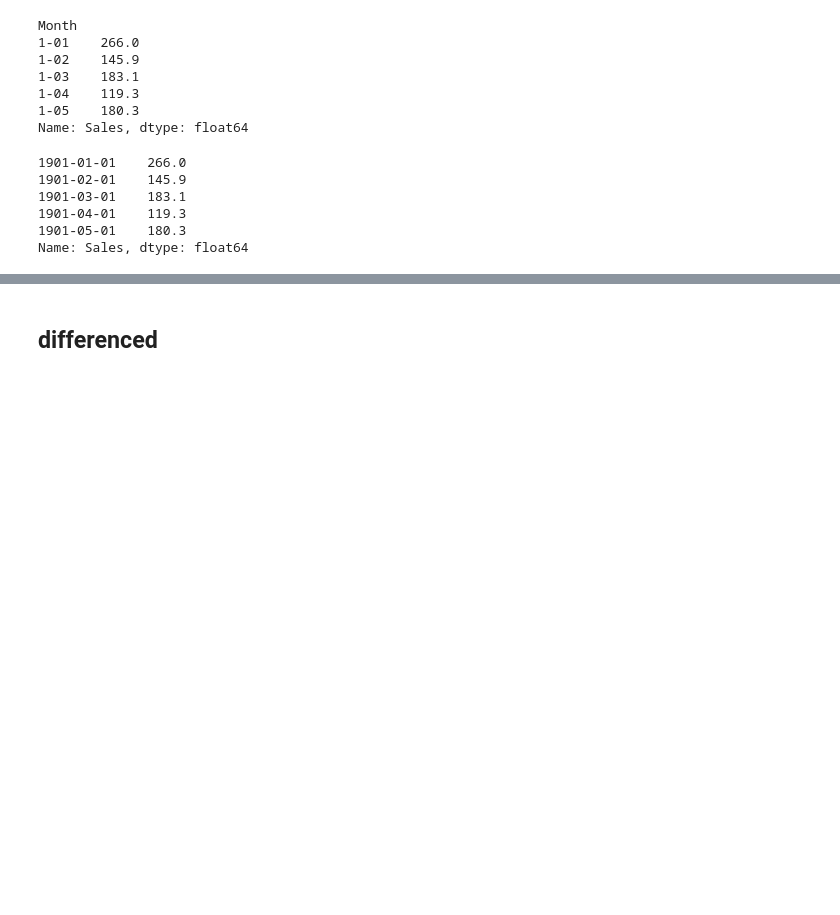
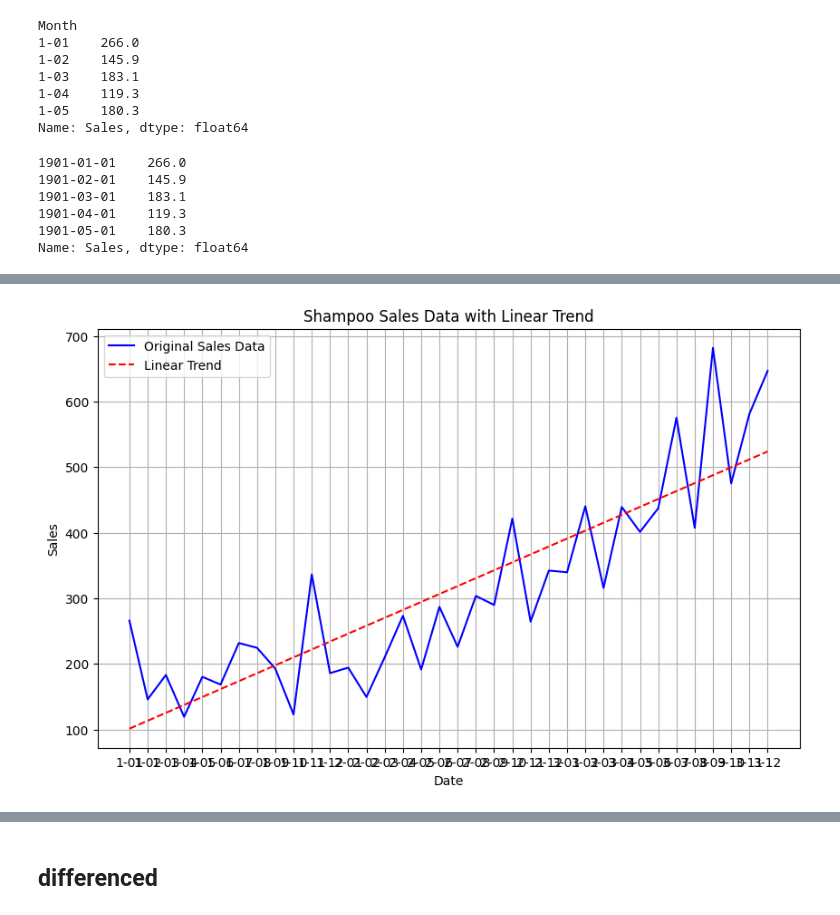
Before and after one commit to Friend09/practise-jb-timeseries, a Jupyter notebook: notebooks/practise_chapter_13.ipynb, the cells around one changed output, grey strips where cells are left out. Cells and saved outputs as stored; diff of their text form; code cells hidden in the pictures; blank space fills up the shorter version.

```diff
--- a/notebooks/practise_chapter_13.ipynb
+++ b/notebooks/practise_chapter_13.ipynb
@@ -36,3 +36,10 @@ ds.head()
 1901-04-01    119.3
 1901-05-01    180.3
 Name: Sales, dtype: float64
+# %%
+X = [i for i in range(0, len(ds))]
+X = np.reshape(X, (len(X), 1))
+y = ds.values
+# %%
+model = LinearRegression()
+model.fit(X, y)
@@ -38,0 +48,3 @@ Name: Sales, dtype: float64
+# %%
+trend = model.predict(X)
+trend
@@ -38,0 +61,12 @@ Name: Sales, dtype: float64
+# %%
+plt.figure(figsize=(10, 6))
+plt.plot(ds.index, y, "b-", label="Original Sales Data")
+plt.plot(ds.index, trend, "r--", label="Linear Trend")
+plt.title("Shampoo Sales Data with Linear Trend")
+plt.xlabel("Date")
+plt.ylabel("Sales")
+plt.legend()
+plt.grid(True)
+plt.show()
+# %% [output]
+[figure, added]
```
Also changed, not shown: parts of 10 cells of this notebook.
